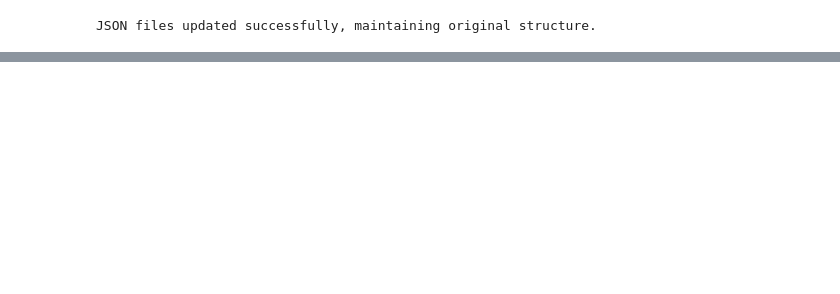
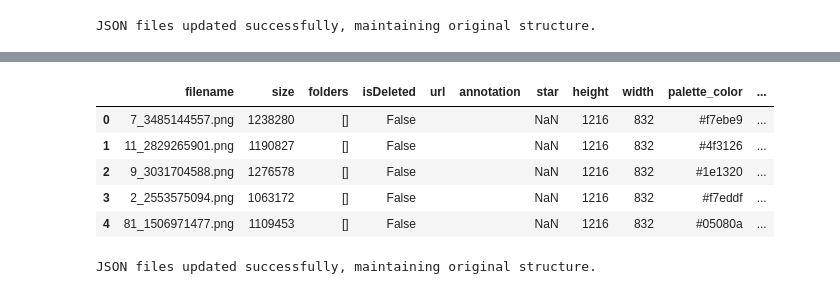
Before and after one commit to arot-devs/eagle-export, a Jupyter notebook: notebooks/dev_windows_labelling.ipynb, the cells around one changed output, grey strips where cells are left out. Cells and saved outputs as stored; diff of their text form; code cells hidden in the pictures; blank space fills up the shorter version.

Commit message:
wip: adding windows iterative labelling loop

```diff
--- a/notebooks/dev_windows_labelling.ipynb
+++ b/notebooks/dev_windows_labelling.ipynb
@@ -120,0 +107,8 @@ JSON files updated successfully, maintaining original structure.
+# %%
+from procslib import get_model_keys, get_model
+
+# model = get_model("custom_image", model_path="distill-lab/datatmp_nai-distill_01_combined_eagle.library_classification_batch1234",
+#                   task="classification")
+
+model = get_model("custom_image", model_path="distill-lab/datatmp_nai-distill_01_combined_eagle.library_classification_batch1234",
+                  task="classification")
@@ -120,0 +121,40 @@ JSON files updated successfully, maintaining original structure.
+# %%
+# label = star_0, confidence > 0.9: value = 0
+# label = star_0, confidence < 0.9: value = 1
+# label = star_1, confidence > 0.9: value = 2
+# label = star_1, confidence < 0.9: value = 3
+
+def assign_value(label, confidence):
+    if label == "star_0" and confidence > 0.9:
+        return 0
+    elif label == "star_0" and confidence < 0.9:
+        return 1
+    elif label == "star_1" and confidence > 0.9:
+        return 2
+    elif label == "star_1" and confidence < 0.9:
+        return 3
+    else:
+        return 6
+
+res["image_path"] = res["path"]
+res["value"] = res.apply(lambda x: assign_value(x["label"], x["confidence"]), axis=1)
+res["tags"] = res["value"].apply(lambda x: [f"pred_{x}"])
+
+# df = df.drop(columns=["tags_x", "tags_y"])
+if "tags" in df.columns:
+    df = df.drop(columns=["tags"])
+
+df = df.merge(res[["image_path", "tags"]], on="image_path", how="left")
+# %%
+df.head()
+# %% [output]
+|  | filename | size | folders | isDeleted | url | annotation | star | height | width | palette_color | ... |
+| 0 | 7_3485144557.png | 1238280 | [] | False |  |  | NaN | 1216 | 832 | #f7ebe9 | ... |
+| 1 | 11_2829265901.png | 1190827 | [] | False |  |  | NaN | 1216 | 832 | #4f3126 | ... |
+| 2 | 9_3031704588.png | 1276578 | [] | False |  |  | NaN | 1216 | 832 | #1e1320 | ... |
+| 3 | 2_2553575094.png | 1063172 | [] | False |  |  | NaN | 1216 | 832 | #f7eddf | ... |
+| 4 | 81_1506971477.png | 1109453 | [] | False |  |  | NaN | 1216 | 832 | #05080a | ... |
+# %%
+write_df_to_json(df)
+# %% [output]
+JSON files updated successfully, maintaining original structure.
```
Also changed, not shown: parts of 15 cells of this notebook, 1 other file.
